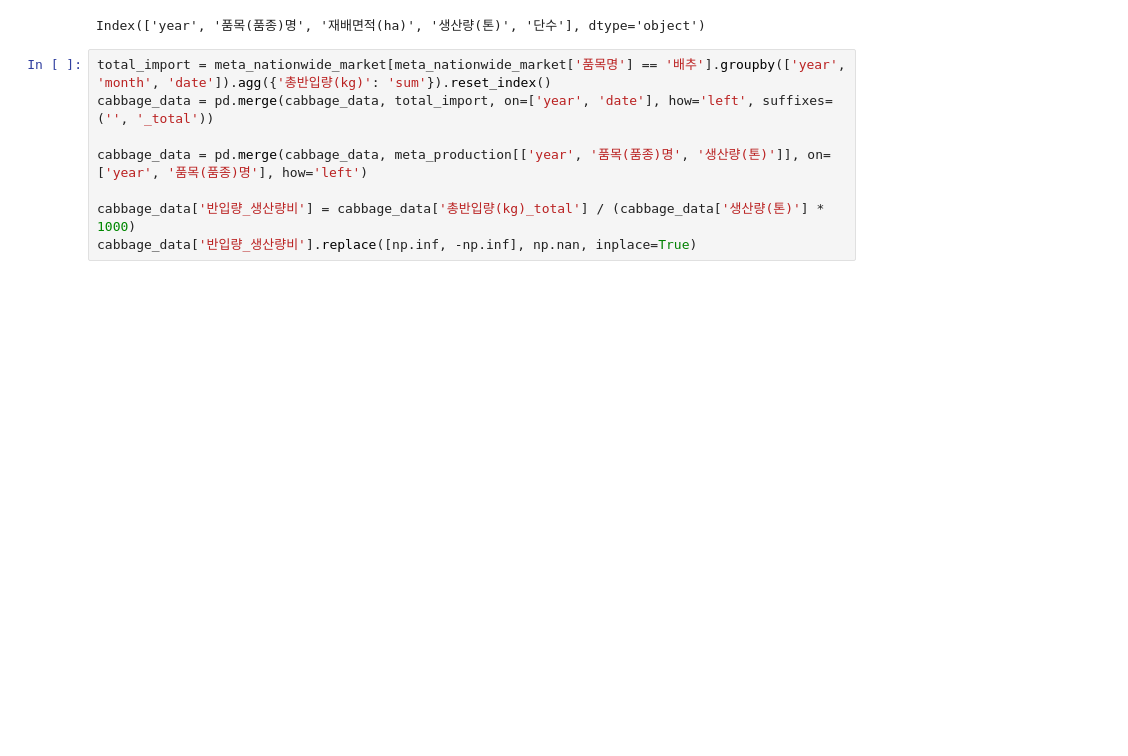
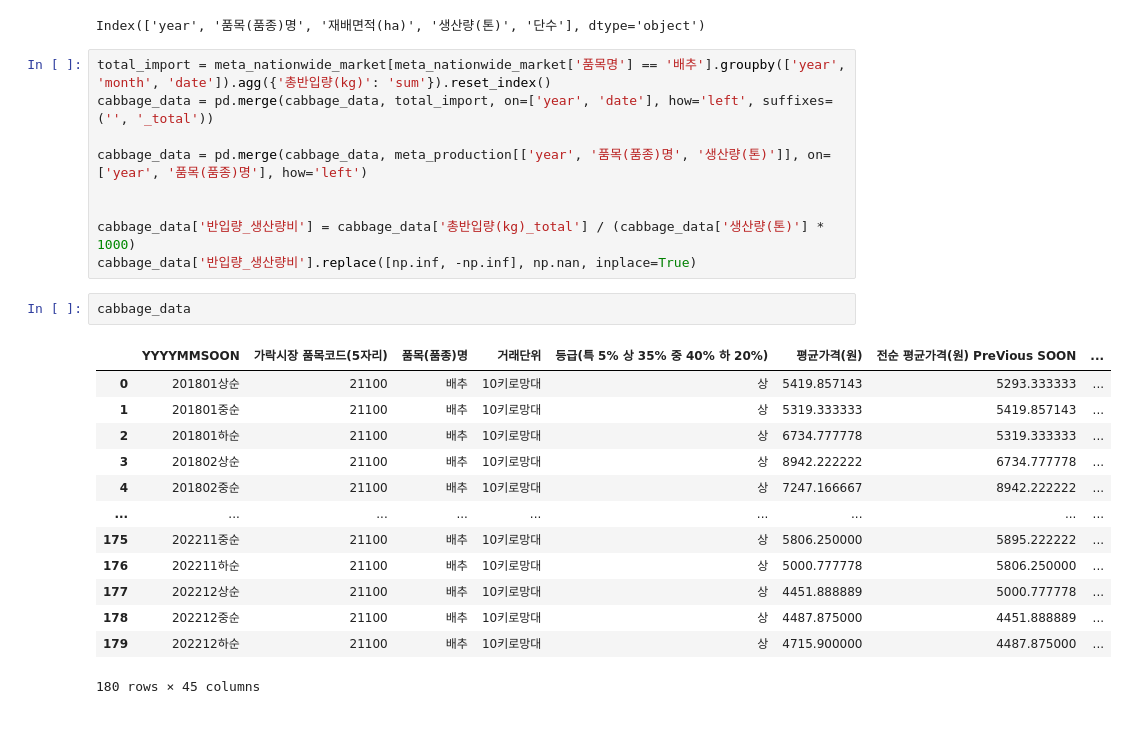
Before and after one commit to gaallmin/Prediction-of-Agricultural-Product-prices, a Jupyter notebook: second_round/feature_selection.ipynb, the cells around one changed output. Drawn from its saved outputs; the diff is of its cells as text; blank space fills up the shorter version.

```diff
--- a/second_round/feature_selection.ipynb
+++ b/second_round/feature_selection.ipynb
@@ -596,5 +592,24 @@ cabbage_data = pd.merge(cabbage_data, total_import, on=['year', 'date'], how='le
 
 cabbage_data = pd.merge(cabbage_data, meta_production[['year', '품목(품종)명', '생산량(톤)']], on=['year', '품목(품종)명'], how='left')
 
+
 cabbage_data['반입량_생산량비'] = cabbage_data['총반입량(kg)_total'] / (cabbage_data['생산량(톤)'] * 1000)
 cabbage_data['반입량_생산량비'].replace([np.inf, -np.inf], np.nan, inplace=True)
+# %%
+cabbage_data
+# %% [output]
+|  | YYYYMMSOON | 가락시장 품목코드(5자리) | 품목(품종)명 | 거래단위 | 등급(특 5% 상 35% 중 40% 하 20%) | 평균가격(원) | 전순 평균가격(원) PreVious SOON | ... |
+| 0 | 201801상순 | 21100 | 배추 | 10키로망대 | 상 | 5419.857143 | 5293.333333 | ... |
+| 1 | 201801중순 | 21100 | 배추 | 10키로망대 | 상 | 5319.333333 | 5419.857143 | ... |
+| 2 | 201801하순 | 21100 | 배추 | 10키로망대 | 상 | 6734.777778 | 5319.333333 | ... |
+| 3 | 201802상순 | 21100 | 배추 | 10키로망대 | 상 | 8942.222222 | 6734.777778 | ... |
+| 4 | 201802중순 | 21100 | 배추 | 10키로망대 | 상 | 7247.166667 | 8942.222222 | ... |
+| ... | ... | ... | ... | ... | ... | ... | ... | ... |
+| 175 | 202211중순 | 21100 | 배추 | 10키로망대 | 상 | 5806.250000 | 5895.222222 | ... |
+| 176 | 202211하순 | 21100 | 배추 | 10키로망대 | 상 | 5000.777778 | 5806.250000 | ... |
+| 177 | 202212상순 | 21100 | 배추 | 10키로망대 | 상 | 4451.888889 | 5000.777778 | ... |
+| 178 | 202212중순 | 21100 | 배추 | 10키로망대 | 상 | 4487.875000 | 4451.888889 | ... |
+| 179 | 202212하순 | 21100 | 배추 | 10키로망대 | 상 | 4715.900000 | 4487.875000 | ... |
+180 rows × 45 columns
+# %% [markdown]
+#
```
Also changed, not shown: parts of 5 cells of this notebook.
